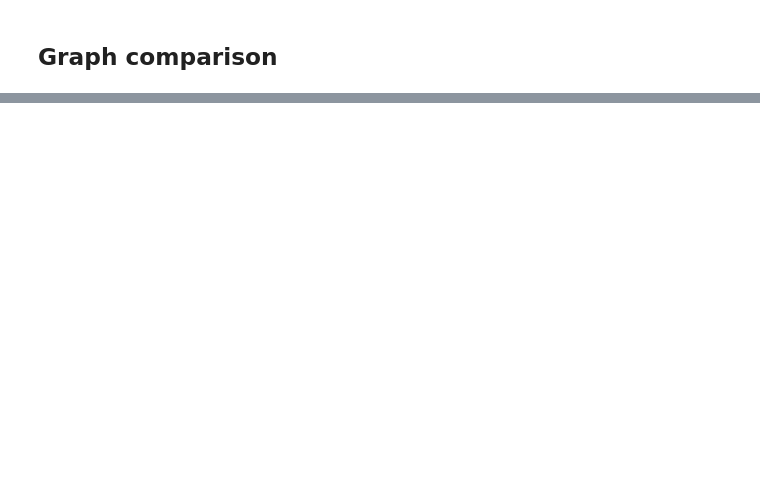
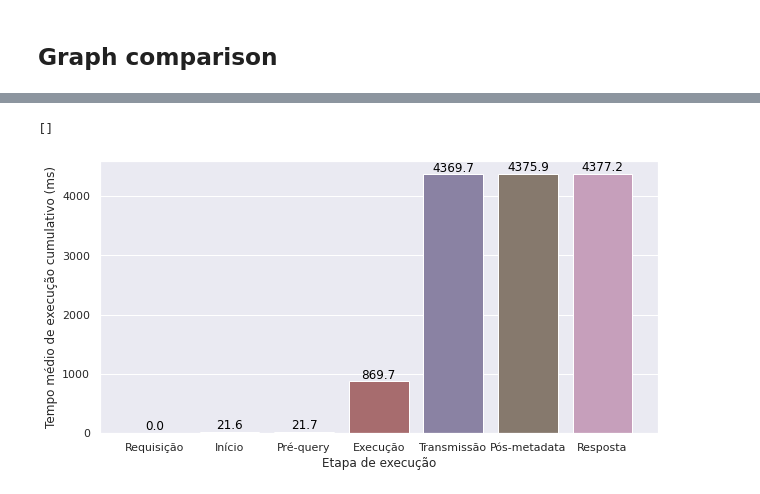
Before and after one commit to andremsouza/geo, a Jupyter notebook: database/test_perf.ipynb, the cells around one changed output, grey strips where cells are left out. Drawn from its saved outputs; the diff is of its cells as text; code cells hidden in the pictures; blank space fills up the shorter version.

```diff
--- a/database/test_perf.ipynb
+++ b/database/test_perf.ipynb
@@ -321,0 +373,19 @@ plt.plot()
+# %%
+df2 = pd.DataFrame(times[3], columns = api_labels)
+
+import math
+sns.set()
+plt.figure(figsize=(10, 5))
+#g = sns.barplot(data = times, units='ms')
+g = sns.barplot(data=df2, units='ms', capsize=0.1, saturation=0.5, ci=None)
+# g.set(yscale="log")
+for idx, i in enumerate(df2.mean()):
+    g.text(idx, i+50, round(i, 1), color='black', ha="center")
+# plt.title("Comparação de desempenho para consultas sobre entrevistas (N=100)")
+plt.xlabel("Etapa de execução")
+plt.ylabel("Tempo médio de execução cumulativo (ms)")
+plt.savefig('./perf_api.png')
+plt.plot()
+# %% [output]
+[]
+[figure, added]
```
Also changed, not shown: parts of 19 cells of this notebook, 3 other files.
